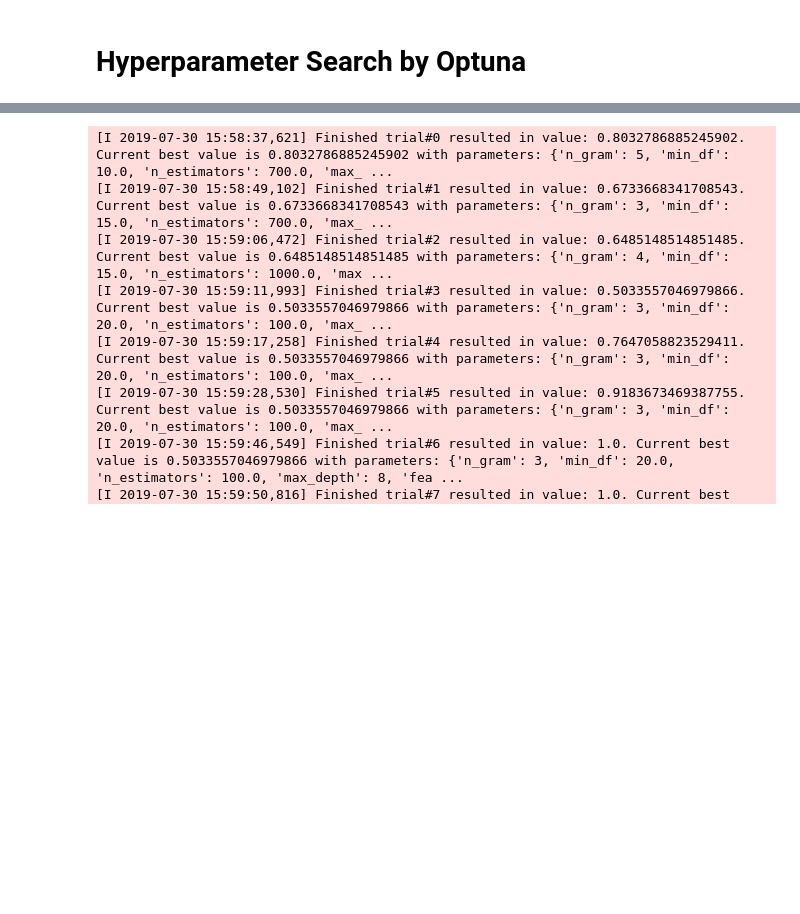
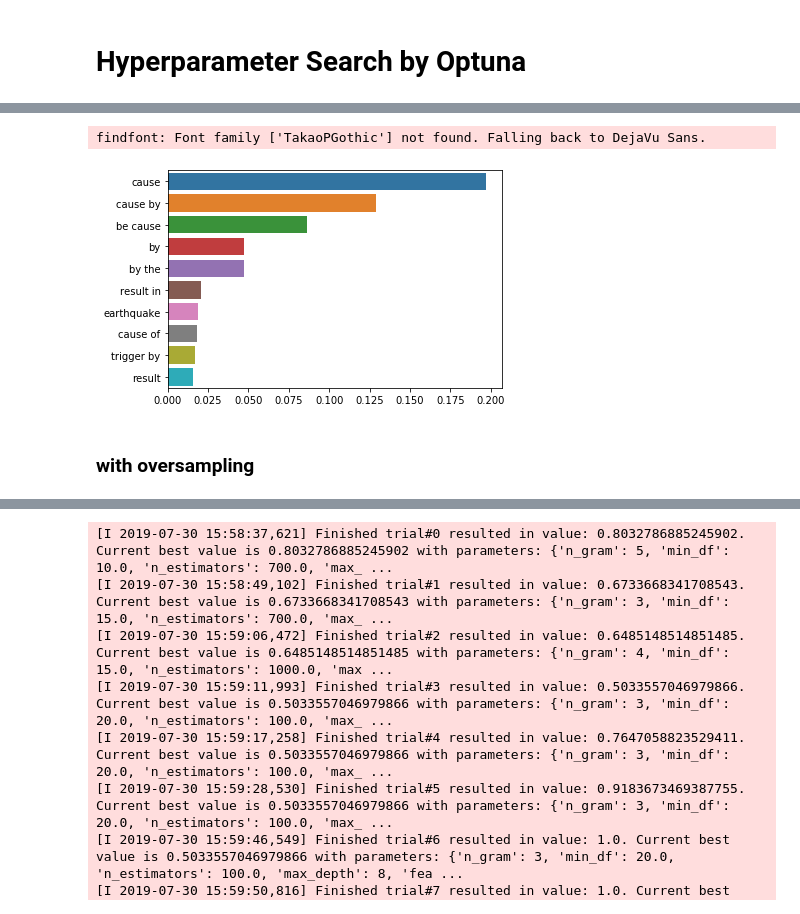
Before and after one commit to YUTA-NIKI/cdec2019, a Jupyter notebook: semeval/randomforest.ipynb, the cells around one changed output, grey strips where cells are left out. Cells and saved outputs as stored; diff of their text form; code cells hidden in the pictures; blank space fills up the shorter version.

Commit message:
Baseline model(RF, LR)

```diff
--- a/semeval/randomforest.ipynb
+++ b/semeval/randomforest.ipynb
@@ -334,0 +423,37 @@ create_model_pred(train_df, test_df, n_gram=3, min_df=10, n_estimators=100, max_
+# %%
+train_df = pd.read_csv('/home/b2018yniki/data/semeval2010task8/train_original.tsv', sep='\t')
+train_df = train_df.assign(causal_flag = [0 if 'Cause-Effect' in relation else 1 for relation in train_df.relation.values]).drop(['relation', 'comment'], axis=1)
+train_df.body = [text.replace('"', '') for text in train_df.body.values]
+test_df = pd.read_csv('/home/b2018yniki/data/semeval2010task8/test_original.tsv', sep='\t')
+test_df = test_df.assign(causal_flag = [0 if 'Cause-Effect' in relation else 1 for relation in test_df.relation.values]).drop(['relation', 'comment'], axis=1)
+test_df.body = [text.replace('"', '') for text in test_df.body.values]
+
+X_train = [tokenizer(text) for text in train_df.body.values]
+X_test  = [tokenizer(text) for text in test_df.body.values]
+y_train = train_df.causal_flag.values
+y_test  = test_df.causal_flag.values
+
+vect = CountVectorizer(min_df=20, ngram_range=(1,2))
+vect.fit(X_train)
+X_train = vect.transform(X_train)
+X_test  = vect.transform(X_test)
+
+feature_names = vect.get_feature_names()
+print("Number of features: {}".format(len(feature_names)))
+X_train = pd.DataFrame(X_train.toarray(), columns=feature_names)
+X_test  = pd.DataFrame(X_test.toarray(), columns=feature_names)
+
+print('X_train shape: ', X_train.shape)
+print('X_test shape: ', X_test.shape)
+
+rf_model = RandomForestClassifier(n_estimators=1000, max_depth=10, random_state=2019)
+rf_model.fit(X_train, y_train)
+y_pred = rf_model.predict(X_test)
+
+confusion = confusion_matrix(y_test, y_pred)
+scores    = confusion2score(confusion)
+auc       = roc_auc_score(y_test, y_pred)
+print('Confusion Matrix: ')
+print(confusion)
+print('scores: ', scores)
+print('AUC: ', auc)
@@ -334,0 +469,11 @@ create_model_pred(train_df, test_df, n_gram=3, min_df=10, n_estimators=100, max_
+# %%
+fi_df = pd.DataFrame(rf_model.feature_importances_, index=feature_names).sort_values(0, ascending=False)
+
+plt.figure()
+sns.barplot(x=fi_df.head(10)[0].values,y=fi_df.head(10).index.values, data=fi_df.head(10))
+plt.show()
+# %% [output]
+findfont: Font family ['TakaoPGothic'] not found. Falling back to DejaVu Sans.
+[figure, added]
+# %% [markdown]
+### with oversampling
```
Also changed, not shown: parts of 19 cells of this notebook, 3 other files.
